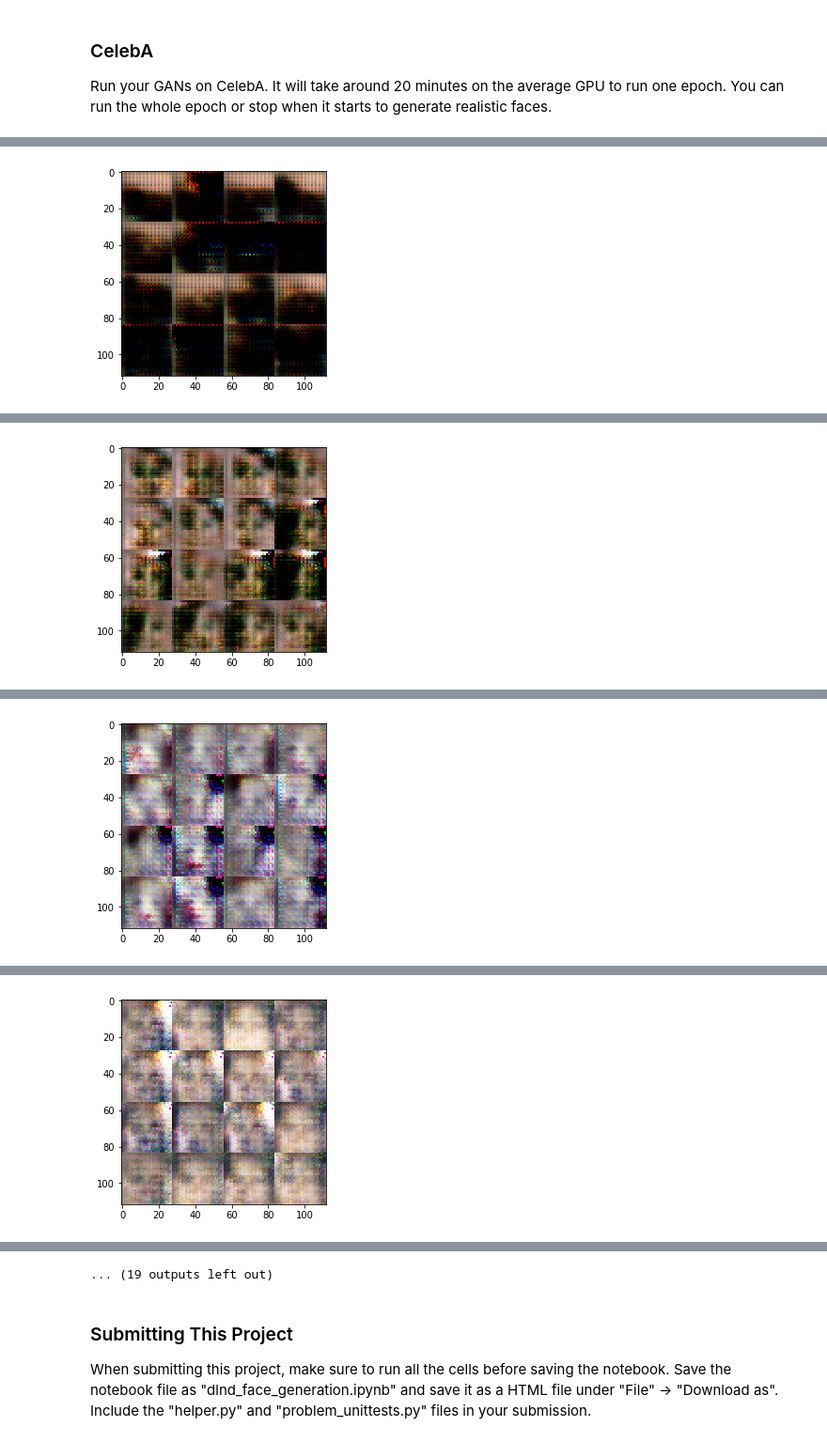
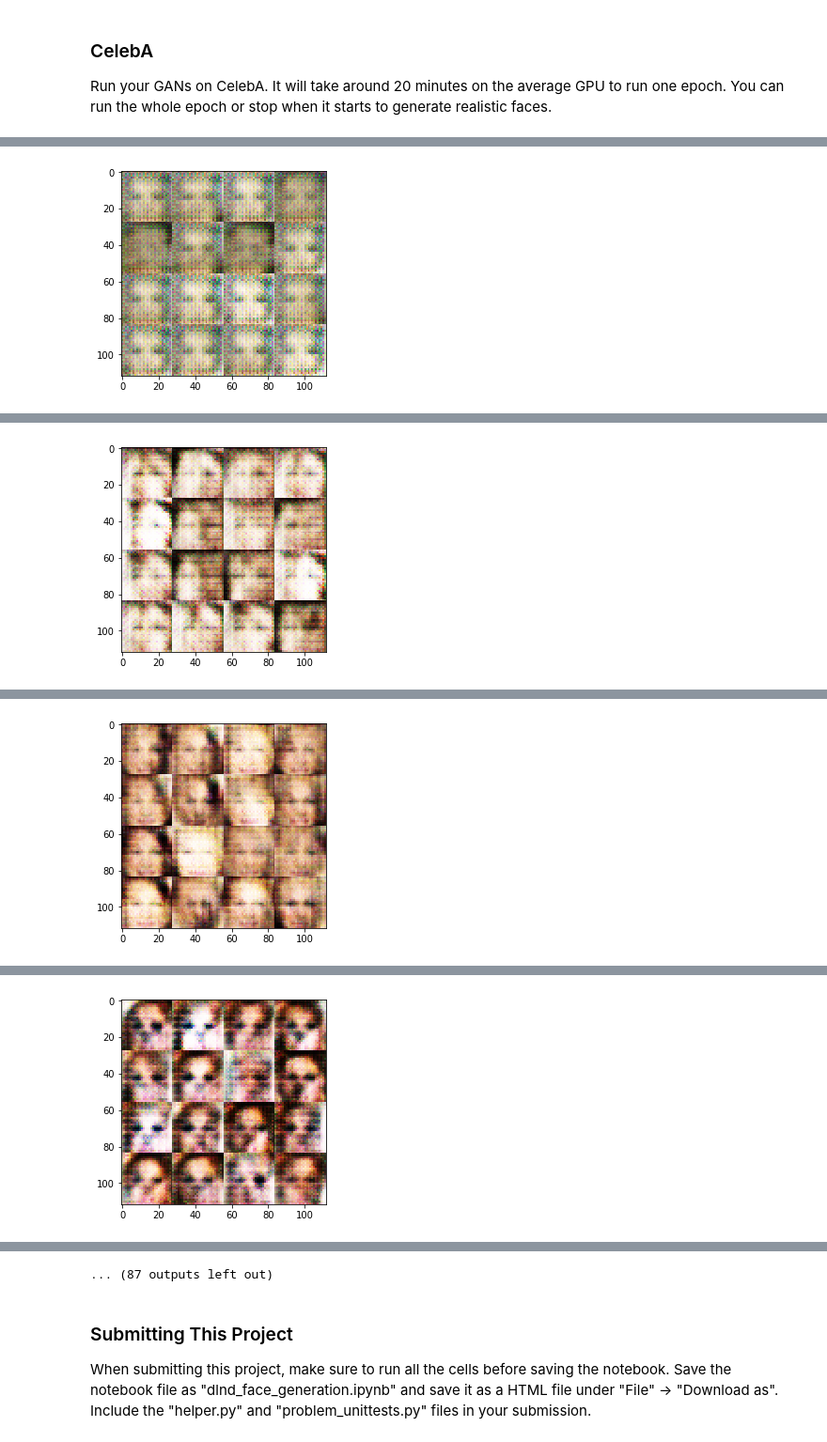
Before and after one commit to ashmccallum/face_generation, a Jupyter notebook: dlnd_face_generation.ipynb, the cells around one changed output, grey strips where cells are left out. Shown at 94% size. Cells and saved outputs as stored; diff of their text form; code cells hidden in the pictures.

Commit message:
Made improvements to: - parameters - scaled the input image range - added new first layer to the generator - used one-sided label smoothing for the loss functions

```diff
--- a/dlnd_face_generation.ipynb
+++ b/dlnd_face_generation.ipynb
@@ -192,22 +192,27 @@ def generator(z, out_channel_dim, is_train=True, alpha=0.2):
     with tf.variable_scope('generator', reuse= not is_train):
 
         # First layer, fully connected
-        fc = tf.layers.dense(z, 7*7*512, use_bias=False)
-        fc = tf.reshape(fc, (-1, 7, 7, 512))
+        fc = tf.layers.dense(z, 7*7*1024, use_bias=False)
+        fc = tf.reshape(fc, (-1, 7, 7, 1024))
         fc = tf.maximum(alpha*fc, fc)
 
-        # Second layer, conv transpose, 14x14x128
-        x1 = tf.layers.conv2d_transpose(fc, 256, 5, strides=2, padding="same", use_bias=False)
+        # Second layer, conv transpose, 14x14x512
+        x1 = tf.layers.conv2d_transpose(fc, 512, 5, strides=2, padding="same", use_bias=False)
         x1 = tf.layers.batch_normalization(x1, training=is_train)
         x1 = tf.maximum(alpha*x1, x1)
 
-        # Second layer, conv transpose, 14x14x128
-        x2 = tf.layers.conv2d_transpose(x1, 128, 5, strides=1, padding="same", use_bias=False)
+        # 3rd layer, conv transpose, 14x14x256
+        x2 = tf.layers.conv2d_transpose(x1, 256, 5, strides=1, padding="same", use_bias=False)
         x2 = tf.layers.batch_normalization(x2, training=is_train)
         x2 = tf.maximum(alpha*x2, x2)
 
+        # 4th layer, conv transpose, 14x14x128
+        x3 = tf.layers.conv2d_transpose(x2, 128, 5, strides=1, padding="same", use_bias=False)
+        x3 = tf.layers.batch_normalization(x3, training=is_train)
+        x3 = tf.maximum(alpha*x3, x3)
+
         # Output layer, conv transpose, 28x28xout_channel_dim
-        logits = tf.layers.conv2d_transpose(x2, out_channel_dim, 5, strides=2, padding="same", use_bias=False)
+        logits = tf.layers.conv2d_transpose(x3, out_channel_dim, 5, strides=2, padding="same", use_bias=False)
         output = tf.tanh(logits)
 
     return output
@@ -225,7 +230,7 @@ Implement `model_loss` to build the GANs for training and calculate the loss.  T
 - `discriminator(images, reuse=False)`
 - `generator(z, out_channel_dim, is_train=True)`
 # %%
-def model_loss(input_real, input_z, out_channel_dim, alpha=0.2):
+def model_loss(input_real, input_z, out_channel_dim, alpha=0.2, smooth=0.1):
     """
     Get the loss for the discriminator and generator
     :param input_real: Images from the real dataset
@@ -239,11 +244,11 @@ def model_loss(input_real, input_z, out_channel_dim, alpha=0.2):
     d_model_fake, d_logits_fake = discriminator(g_model, reuse=True, alpha=alpha)
 
     d_loss_real = tf.reduce_mean(
-        tf.nn.sigmoid_cross_entropy_with_logits(logits=d_logits_real, labels=tf.ones_like(d_model_real)))
+        tf.nn.sigmoid_cross_entropy_with_logits(logits=d_logits_real, labels=tf.ones_like(d_model_real) * (1 - smooth)))
     d_loss_fake = tf.reduce_mean(
         tf.nn.sigmoid_cross_entropy_with_logits(logits=d_logits_fake, labels=tf.zeros_like(d_model_fake)))
     g_loss = tf.reduce_mean(
-        tf.nn.sigmoid_cross_entropy_with_logits(logits=d_logits_fake, labels=tf.ones_like(d_model_fake)))
+        tf.nn.sigmoid_cross_entropy_with_logits(logits=d_logits_fake, labels=tf.ones_like(d_model_fake) * (1 - smooth)))
 
     d_loss = d_loss_real + d_loss_fake
 
@@ -275,7 +280,9 @@ def model_opt(d_loss, g_loss, learning_rate, beta1):
     d_vars = [var for var in t_vars if var.name.startswith('discriminator')]
     g_vars = [var for var in t_vars if var.name.startswith('generator')]
 
-    with tf.control_dependencies(tf.get_collection(tf.GraphKeys.UPDATE_OPS)):
+    update_ops = tf.get_collection(tf.GraphKeys.UPDATE_OPS)
+
+    with tf.control_dependencies(update_ops):
         d_train_opt = tf.train.AdamOptimizer(learning_rate, beta1=beta1).minimize(d_loss, var_list=d_vars)
         g_train_opt = tf.train.AdamOptimizer(learning_rate, beta1=beta1).minimize(g_loss, var_list=g_vars)
 
@@ -359,11 +366,15 @@ def train(epoch_count, batch_size, z_dim, learning_rate, beta1, get_batches, dat
                 # TODO: Train Model
                 steps += 1
 
+                # Scaling up the image values to match the tanh
+                batch_images = batch_images * 2
+
                 # Sample random noise for G
                 batch_z = np.random.uniform(-0.5, 0.5, size=(batch_size, z_dim))
 
                 # Run optimisers
                 _ = sess.run(d_opt, feed_dict={inputs_real: batch_images, inputs_z: batch_z, l_rate:learning_rate})
+                _ = sess.run(g_opt, feed_dict={inputs_z: batch_z, inputs_real: batch_images, l_rate:learning_rate})
                 _ = sess.run(g_opt, feed_dict={inputs_z: batch_z, inputs_real: batch_images, l_rate:learning_rate})
 
                 # Print losses
@@ -477,9 +420,9 @@ Epoch 1/2... Discriminator Loss: 0.4405... Generator Loss: 2.0225
 ### CelebA
 Run your GANs on CelebA.  It will take around 20 minutes on the average GPU to run one epoch.  You can run the whole epoch or stop when it starts to generate realistic faces.
 # %%
-batch_size = 128
+batch_size = 32
 z_dim = 100
-learning_rate = 0.002
+learning_rate = 0.0008
 beta1 = 0.5
 
 
@@ -506 +449 @@ Epoch 0/1... Discriminator Loss: 0.7424... Generator Loss: 3.4778
-[figure, old version]
+[figure, new version]
@@ -517 +460 @@ Epoch 0/1... Discriminator Loss: 0.3976... Generator Loss: 2.7901
-[figure, old version]
+[figure, new version]
@@ -528 +471 @@ Epoch 0/1... Discriminator Loss: 1.8943... Generator Loss: 0.2303
-[figure, old version]
+[figure, new version]
@@ -539 +482 @@ Epoch 0/1... Discriminator Loss: 0.0495... Generator Loss: 4.8588
-[figure, old version]
+[figure, new version]
@@ -562,4 +505,4 @@ Epoch 0/1... Discriminator Loss: 1.8590... Generator Loss: 0.3744
-... (19 outputs left out)
+... (87 outputs left out)
 # %% [markdown]
 ### Submitting This Project
 When submitting this project, make sure to run all the cells before saving the notebook. Save the notebook file as "dlnd_face_generation.ipynb" and save it as a HTML file under "File" -> "Download as". Include the "helper.py" and "problem_unittests.py" files in your submission.
```
Also changed, not shown: parts of 2 cells of this notebook.
